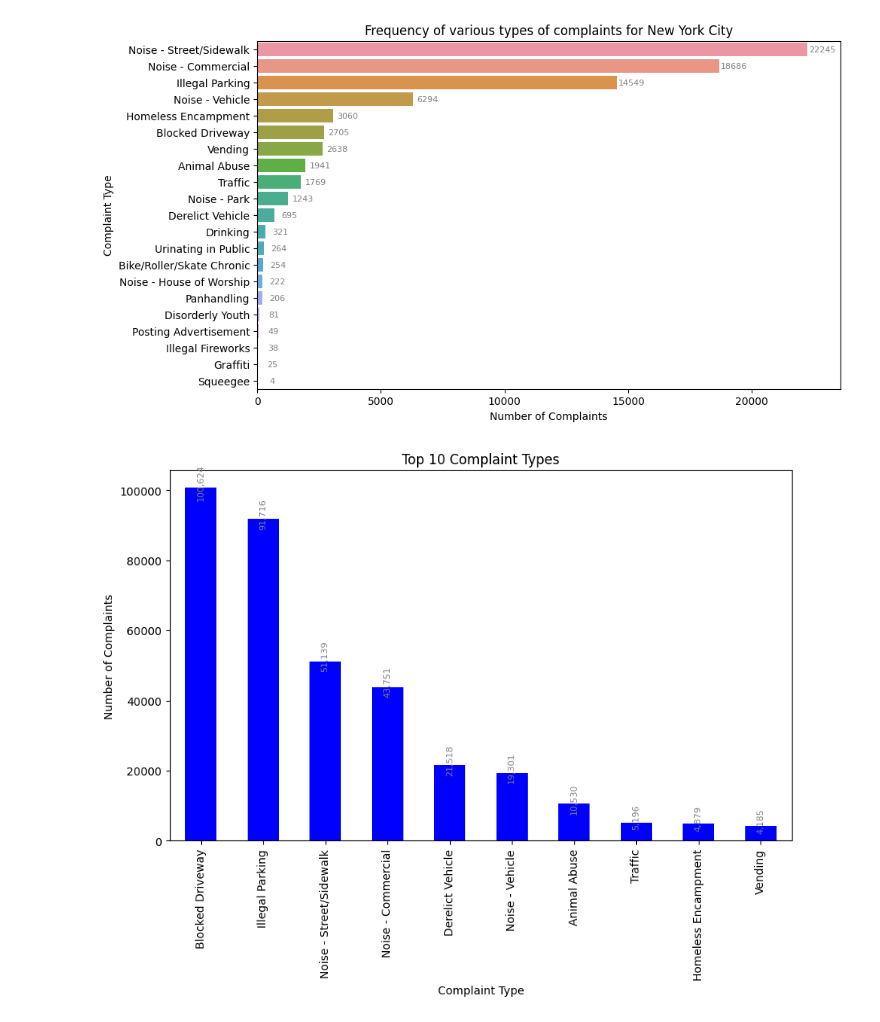
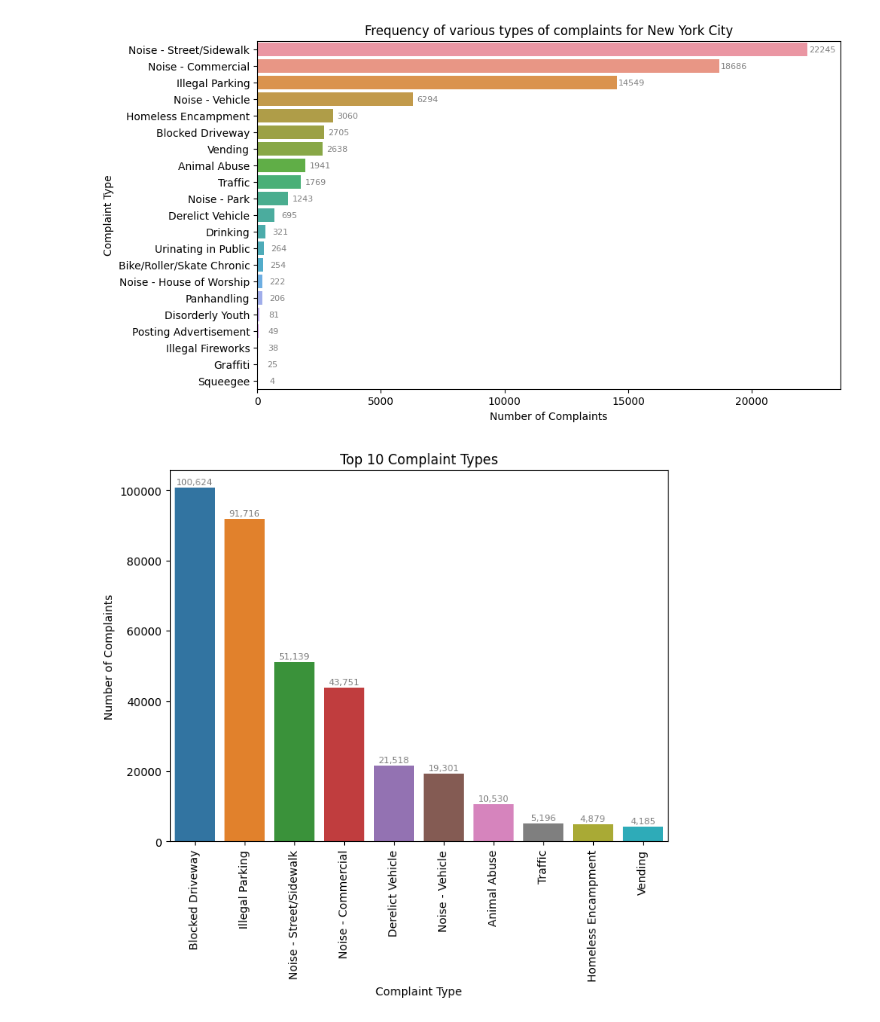
Before and after one commit to kanaishk/Data-Science-With-Python, a Jupyter notebook: Project/Customer_Service_Requests_Analysis/Analysis.ipynb, the cells around one changed output. Cells and saved outputs as stored; diff of their text form; code cells hidden in the pictures.

```diff
--- a/Project/Customer_Service_Requests_Analysis/Analysis.ipynb
+++ b/Project/Customer_Service_Requests_Analysis/Analysis.ipynb
@@ -334,18 +334,19 @@ plt.show()
 # %%
 top_10_complaints = dataset['Complaint Type'].value_counts().nlargest(10)
 
-plt.figure(figsize=(10, 6))
-ax = top_10_complaints.plot(kind='bar', rot=90, color='b')
+plt.figure(figsize=(8, 6))
+ax = sns.barplot(x=top_10_complaints.index, y=top_10_complaints.values)
+plt.xticks(rotation=90)
 plt.xlabel('Complaint Type')
 plt.ylabel('Number of Complaints')
 title = 'Top 10 Complaint Types'
 plt.title(title)
 for p in ax.patches:
     ax.annotate(f'{p.get_height():,.0f}', (p.get_x() + p.get_width() / 2., p.get_height()+6),
                 ha='center', va='center', fontsize=8, color='gray', xytext=(0, 5),
-                textcoords='offset points', rotation=90)
+                textcoords='offset points')
 plt.savefig(os.path.join(graph_dir,title+'.png'), bbox_inches='tight')
 plt.show()
 plt.close()
 # %% [output]
-[figure, old version]
+[figure, new version]
```
Also changed, not shown: parts of 9 cells of this notebook, 4 other files.
